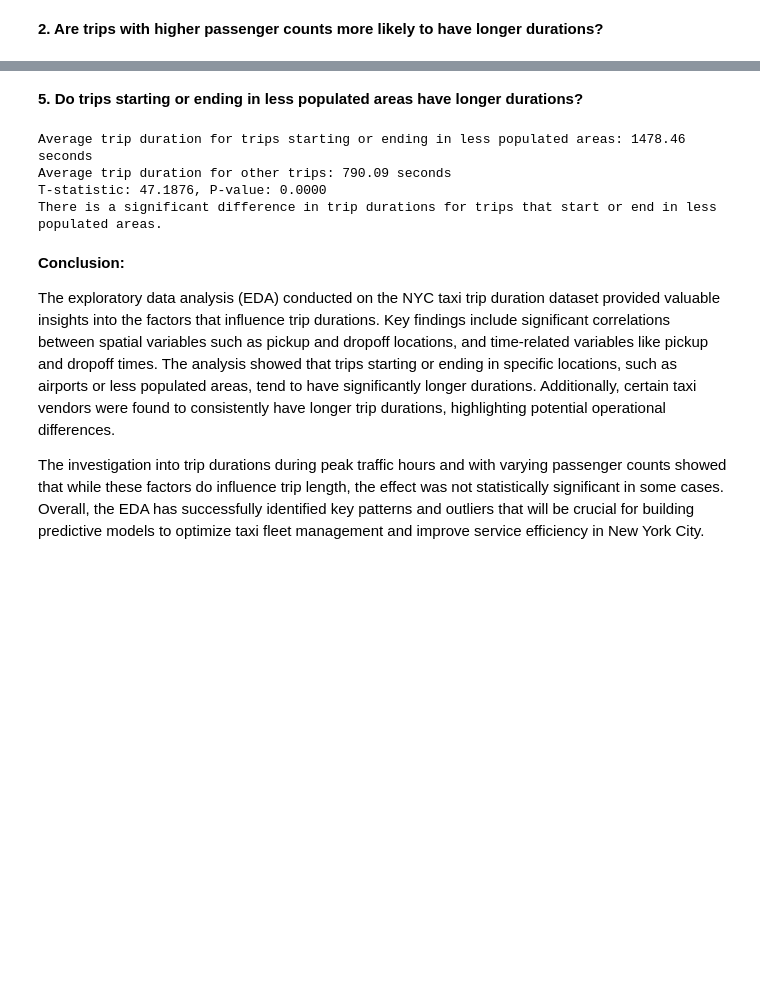
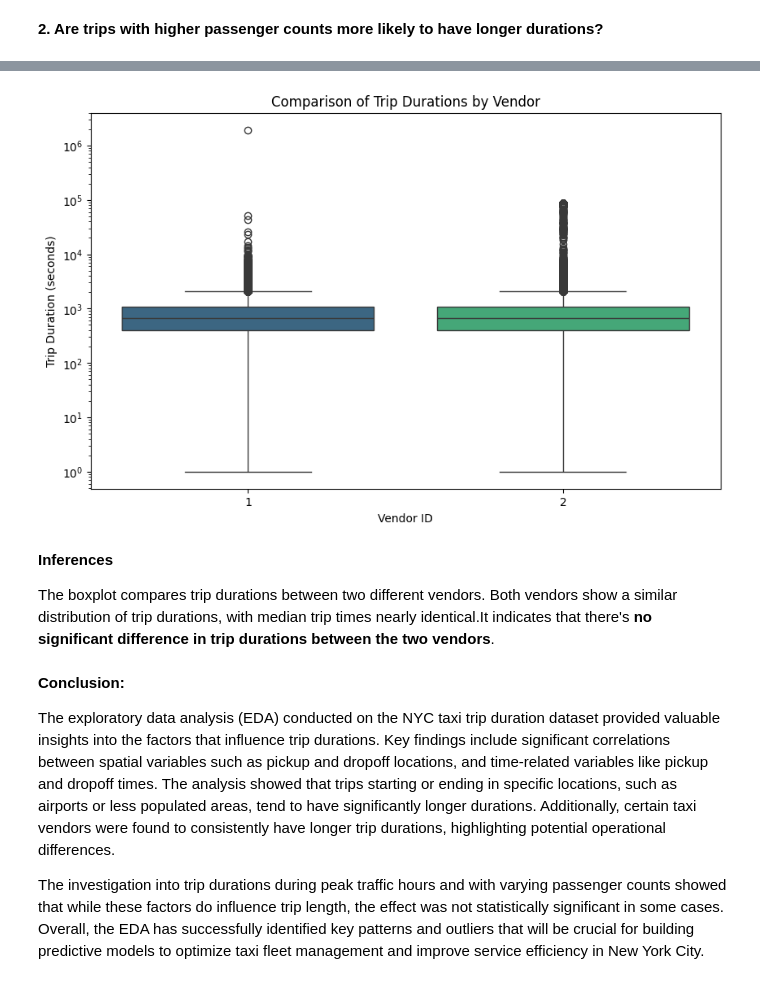
Before and after one commit to namozhdehi/KSR, a Jupyter notebook: NYC_Taxi_EDA.ipynb, the cells around one changed output, grey strips where cells are left out. Drawn from its saved outputs; the diff is of its cells as text; code cells hidden in the pictures; blank space fills up the shorter version.

```diff
--- a/NYC_Taxi_EDA.ipynb
+++ b/NYC_Taxi_EDA.ipynb
@@ -1179,47 +945,18 @@ There is a significant difference in trip durations across different vendors.
-# %% [markdown]
-**5. Do trips starting or ending in less populated areas have longer durations?**
-# %%
-from scipy.stats import ttest_ind
-
-# Define less populated area coordinates (for example, outskirts)
-# You may define a central point and consider trips farther from this point as less populated areas
-# This is an example using an arbitrary central point (Manhattan) and a radius
-CENTER_COORDINATES = (-73.9857, 40.7484)  # Example: Manhattan
-RADIUS = 0.05  # Adjust this radius as needed
-
-def is_in_less_populated_area(lon, lat, center_coords=CENTER_COORDINATES, radius=RADIUS):
-    return np.sqrt((lon - center_coords[0])**2 + (lat - center_coords[1])**2) > radius
-
-# Classify trips as starting or ending in less populated areas
-df['starts_in_less_populated_area'] = df.apply(lambda row: is_in_less_populated_area(row['pickup_longitude'], row['pickup_latitude']), axis=1)
-df['ends_in_less_populated_area'] = df.apply(lambda row: is_in_less_populated_area(row['dropoff_longitude'], row['dropoff_latitude']), axis=1)
-
-# Combine the two conditions into one
-df['less_populated_area_trip'] = df['starts_in_less_populated_area'] | df['ends_in_less_populated_area']
-
-# Calculate average trip duration for trips in less populated areas vs other trips
-less_populated_avg_duration = df[df['less_populated_area_trip'] == True]['trip_duration'].mean()
-other_avg_duration = df[df['less_populated_area_trip'] == False]['trip_duration'].mean()
-
-print(f"Average trip duration for trips starting or ending in less populated areas: {less_populated_avg_duration:.2f} seconds")
-print(f"Average trip duration for other trips: {other_avg_duration:.2f} seconds")
-
-# Optional: Perform a statistical test (t-test) to check if the difference is significant
-less_populated_durations = df[df['less_populated_area_trip'] == True]['trip_duration']
-other_durations = df[df['less_populated_area_trip'] == False]['trip_duration']
-
-t_stat, p_value = ttest_ind(less_populated_durations, other_durations, equal_var=False)
-print(f"T-statistic: {t_stat:.4f}, P-value: {p_value:.4f}")
-
-if p_value < 0.05:
-    print("There is a significant difference in trip durations for trips that start or end in less populated areas.")
-else:
-    print("There is no significant difference in trip durations for trips that start or end in less populated areas.")
-# %% [output]
-Average trip duration for trips starting or ending in less populated areas: 1478.46 seconds
-Average trip duration for other trips: 790.09 seconds
-T-statistic: 47.1876, P-value: 0.0000
-There is a significant difference in trip durations for trips that start or end in less populated areas.
+# %%
+# Create a boxplot to compare trip durations across different vendors
+plt.figure(figsize=(10, 6))
+sns.boxplot(x='vendor_id', y='trip_duration', data=df, palette='viridis')
+plt.xlabel('Vendor ID')
+plt.ylabel('Trip Duration (seconds)')
+plt.title('Comparison of Trip Durations by Vendor')
+plt.yscale('log')  # Use log scale to better visualize the distribution of trip durations
+plt.show()
+# %% [output]
+[figure, added]
+# %% [markdown]
+**Inferences**
+
+The boxplot compares trip durations between two different vendors. Both vendors show a similar distribution of trip durations, with median trip times nearly identical.It indicates that there's **no significant difference in trip durations between the two vendors**.
 # %% [markdown]
 **Conclusion:**
 
```
Also changed, not shown: parts of 37 cells of this notebook.
